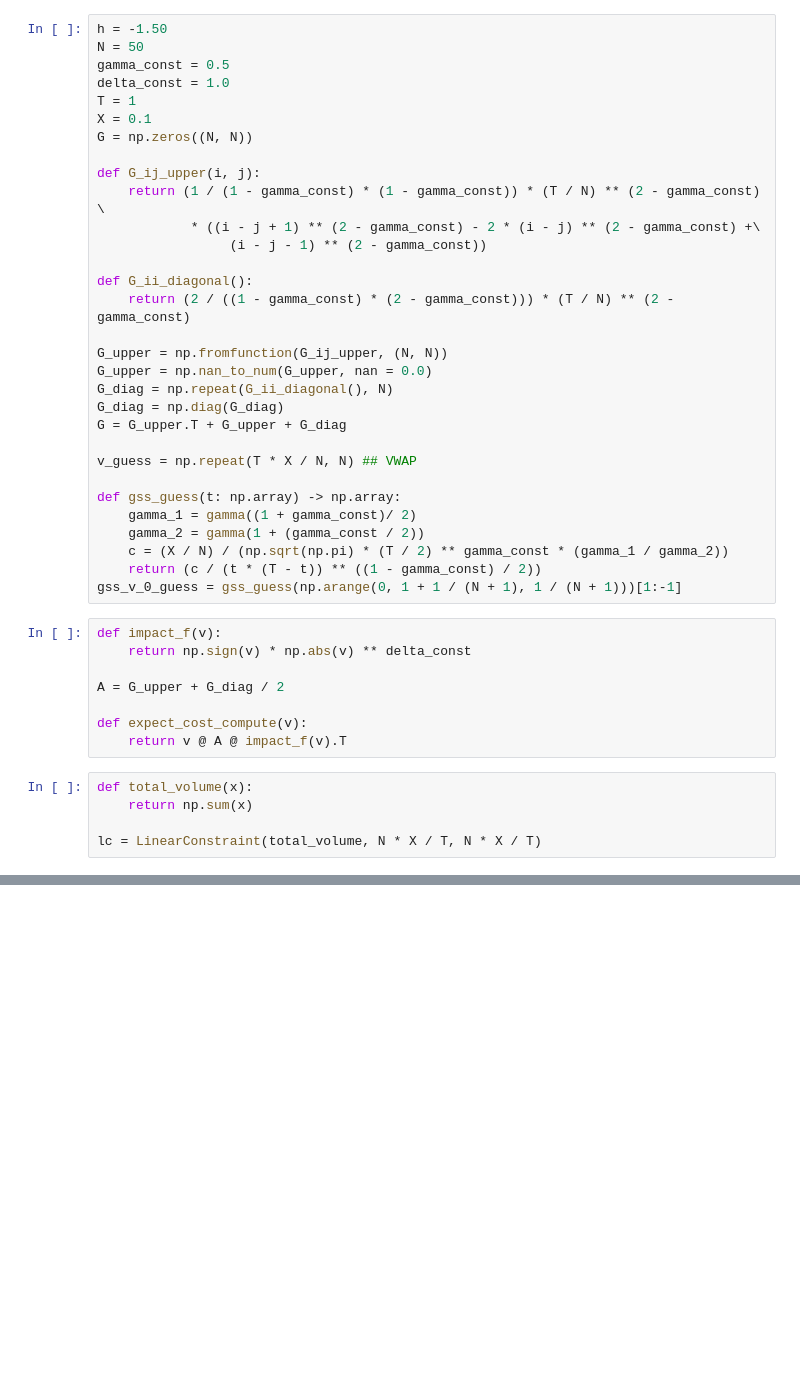
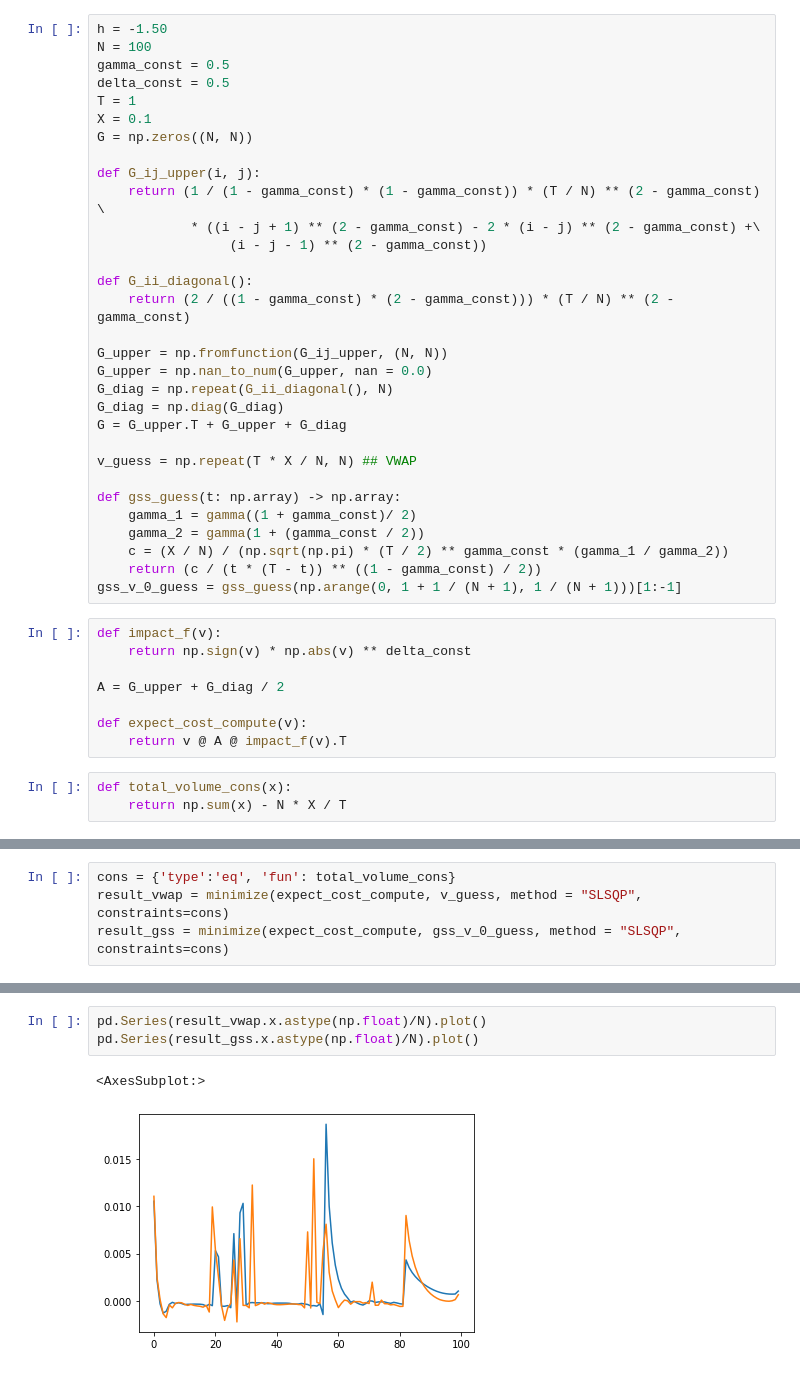
Before and after one commit to WeixiSilhouetteZed/ham-optimal-execution, a Jupyter notebook: sqp.ipynb, the cells around one changed output, grey strips where cells are left out. Drawn from its saved outputs; the diff is of its cells as text; blank space fills up the shorter version.

```diff
--- a/sqp.ipynb
+++ b/sqp.ipynb
@@ -5,8 +6,8 @@ from scipy.special import gamma, factorial
 # %%
 h = -1.50
-N = 50
+N = 100
 gamma_const = 0.5
-delta_const = 1.0
+delta_const = 0.5
 T = 1
 X = 0.1
 G = np.zeros((N, N))
@@ -42,7 +43,5 @@ A = G_upper + G_diag / 2
 def expect_cost_compute(v):
     return v @ A @ impact_f(v).T
 # %%
-def total_volume(x):
-    return np.sum(x)
-
-lc = LinearConstraint(total_volume, N * X / T, N * X / T)
+def total_volume_cons(x):
+    return np.sum(x) - N * X / T
@@ -50,0 +48,4 @@ minimize(expect_cost_compute, v_guess, method = "SLSQP", constraints=(lc))
+# %%
+cons = {'type':'eq', 'fun': total_volume_cons}
+result_vwap = minimize(expect_cost_compute, v_guess, method = "SLSQP", constraints=cons)
+result_gss = minimize(expect_cost_compute, gss_v_0_guess, method = "SLSQP", constraints=cons)
@@ -50,0 +92,6 @@ minimize(expect_cost_compute, v_guess, method = "SLSQP", constraints=(lc))
+# %%
+pd.Series(result_vwap.x.astype(np.float)/N).plot()
+pd.Series(result_gss.x.astype(np.float)/N).plot()
+# %% [output]
+<AxesSubplot:>
+[figure, added]
```
Also changed, not shown: parts of 6 cells of this notebook, 1 other file.
